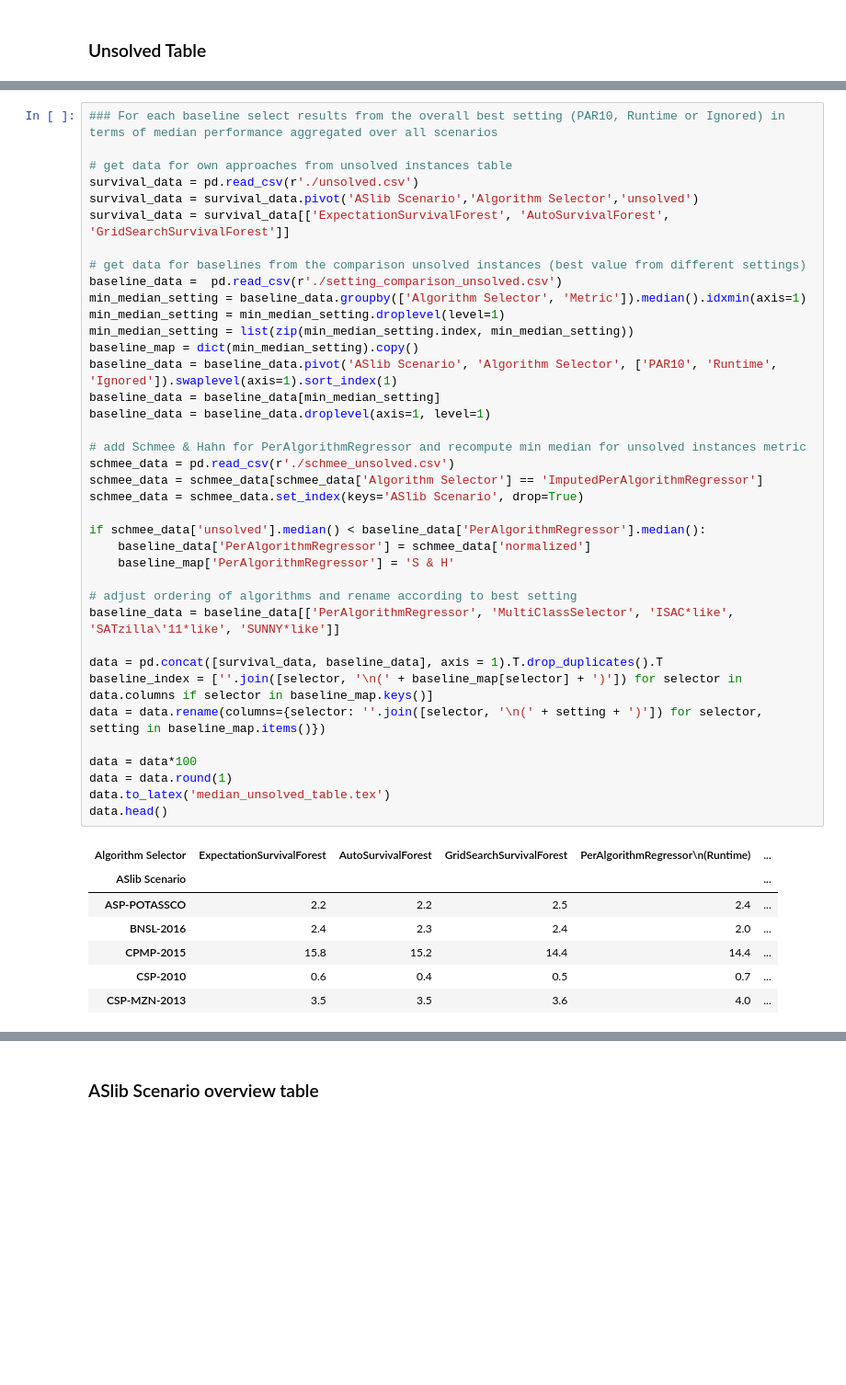
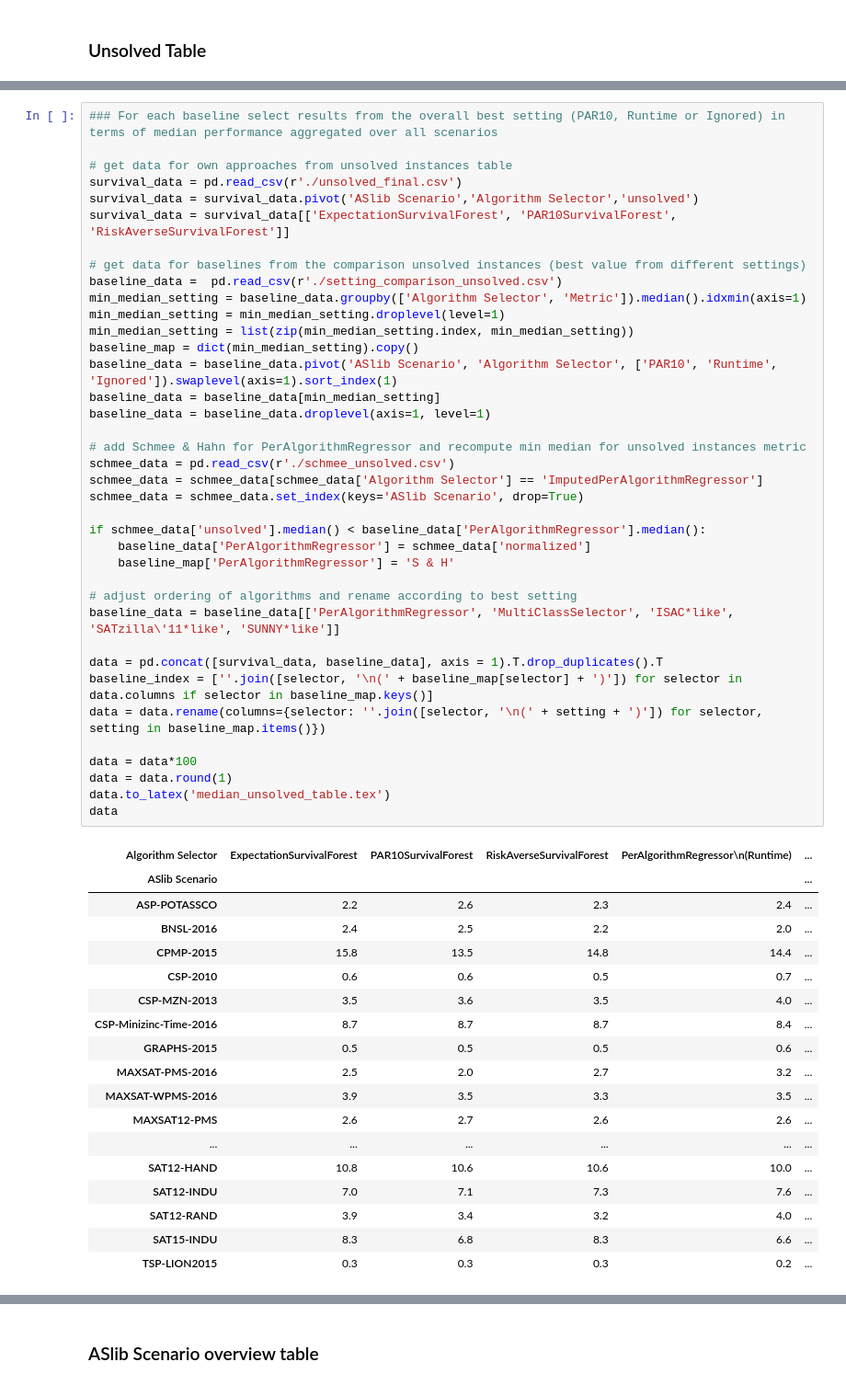
Before and after one commit to alexandertornede/algorithm_survival_analysis, a Jupyter notebook: survival_tests/results/visualization.ipynb, the cells around one changed output, grey strips where cells are left out. Shown at 92% size. Saved outputs shown, nothing was run; the diff lists cells and outputs as text; blank space fills up the shorter version.

```diff
--- a/survival_tests/results/visualization.ipynb
+++ b/survival_tests/results/visualization.ipynb
@@ -736,45 +965,56 @@ plt.show()
 ### For each baseline select results from the overall best setting (PAR10, Runtime or Ignored) in terms of median performance aggregated over all scenarios
 
 # get data for own approaches from unsolved instances table
-survival_data = pd.read_csv(r'./unsolved.csv')
+survival_data = pd.read_csv(r'./unsolved_final.csv')
 survival_data = survival_data.pivot('ASlib Scenario','Algorithm Selector','unsolved')
-survival_data = survival_data[['ExpectationSurvivalForest', 'AutoSurvivalForest', 'GridSearchSurvivalForest']]
+survival_data = survival_data[['ExpectationSurvivalForest', 'PAR10SurvivalForest', 'RiskAverseSurvivalForest']]
 
 # get data for baselines from the comparison unsolved instances (best value from different settings)
 baseline_data =  pd.read_csv(r'./setting_comparison_unsolved.csv')
 min_median_setting = baseline_data.groupby(['Algorithm Selector', 'Metric']).median().idxmin(axis=1)
 min_median_setting = min_median_setting.droplevel(level=1)
 min_median_setting = list(zip(min_median_setting.index, min_median_setting))
 baseline_map = dict(min_median_setting).copy()
 baseline_data = baseline_data.pivot('ASlib Scenario', 'Algorithm Selector', ['PAR10', 'Runtime', 'Ignored']).swaplevel(axis=1).sort_index(1)
 baseline_data = baseline_data[min_median_setting]
 baseline_data = baseline_data.droplevel(axis=1, level=1)
 
 # add Schmee & Hahn for PerAlgorithmRegressor and recompute min median for unsolved instances metric
 schmee_data = pd.read_csv(r'./schmee_unsolved.csv')
 schmee_data = schmee_data[schmee_data['Algorithm Selector'] == 'ImputedPerAlgorithmRegressor']
 schmee_data = schmee_data.set_index(keys='ASlib Scenario', drop=True)
 
 if schmee_data['unsolved'].median() < baseline_data['PerAlgorithmRegressor'].median():
     baseline_data['PerAlgorithmRegressor'] = schmee_data['normalized']
     baseline_map['PerAlgorithmRegressor'] = 'S & H'
 
 # adjust ordering of algorithms and rename according to best setting
 baseline_data = baseline_data[['PerAlgorithmRegressor', 'MultiClassSelector', 'ISAC*like', 'SATzilla\'11*like', 'SUNNY*like']]
 
 data = pd.concat([survival_data, baseline_data], axis = 1).T.drop_duplicates().T
 baseline_index = [''.join([selector, '\n(' + baseline_map[selector] + ')']) for selector in data.columns if selector in baseline_map.keys()]
 data = data.rename(columns={selector: ''.join([selector, '\n(' + setting + ')']) for selector, setting in baseline_map.items()})
 
 data = data*100
 data = data.round(1)
 data.to_latex('median_unsolved_table.tex')
-data.head()
+data
 # %% [output]
-| Algorithm Selector | ExpectationSurvivalForest | AutoSurvivalForest | GridSearchSurvivalForest | PerAlgorithmRegressor\n(Runtime) | ... |
+| Algorithm Selector | ExpectationSurvivalForest | PAR10SurvivalForest | RiskAverseSurvivalForest | PerAlgorithmRegressor\n(Runtime) | ... |
 | ASlib Scenario |  |  |  |  | ... |
-| ASP-POTASSCO | 2.2 | 2.2 | 2.5 | 2.4 | ... |
-| BNSL-2016 | 2.4 | 2.3 | 2.4 | 2.0 | ... |
-| CPMP-2015 | 15.8 | 15.2 | 14.4 | 14.4 | ... |
-| CSP-2010 | 0.6 | 0.4 | 0.5 | 0.7 | ... |
-| CSP-MZN-2013 | 3.5 | 3.5 | 3.6 | 4.0 | ... |
+| ASP-POTASSCO | 2.2 | 2.6 | 2.3 | 2.4 | ... |
+| BNSL-2016 | 2.4 | 2.5 | 2.2 | 2.0 | ... |
+| CPMP-2015 | 15.8 | 13.5 | 14.8 | 14.4 | ... |
+| CSP-2010 | 0.6 | 0.6 | 0.5 | 0.7 | ... |
+| CSP-MZN-2013 | 3.5 | 3.6 | 3.5 | 4.0 | ... |
+| CSP-Minizinc-Time-2016 | 8.7 | 8.7 | 8.7 | 8.4 | ... |
+| GRAPHS-2015 | 0.5 | 0.5 | 0.5 | 0.6 | ... |
+| MAXSAT-PMS-2016 | 2.5 | 2.0 | 2.7 | 3.2 | ... |
+| MAXSAT-WPMS-2016 | 3.9 | 3.5 | 3.3 | 3.5 | ... |
+| MAXSAT12-PMS | 2.6 | 2.7 | 2.6 | 2.6 | ... |
+| ... | ... | ... | ... | ... | ... |
+| SAT12-HAND | 10.8 | 10.6 | 10.6 | 10.0 | ... |
+| SAT12-INDU | 7.0 | 7.1 | 7.3 | 7.6 | ... |
+| SAT12-RAND | 3.9 | 3.4 | 3.2 | 4.0 | ... |
+| SAT15-INDU | 8.3 | 6.8 | 8.3 | 6.6 | ... |
+| TSP-LION2015 | 0.3 | 0.3 | 0.3 | 0.2 | ... |
```
Also changed, not shown: parts of 18 cells of this notebook, 2 other files.
